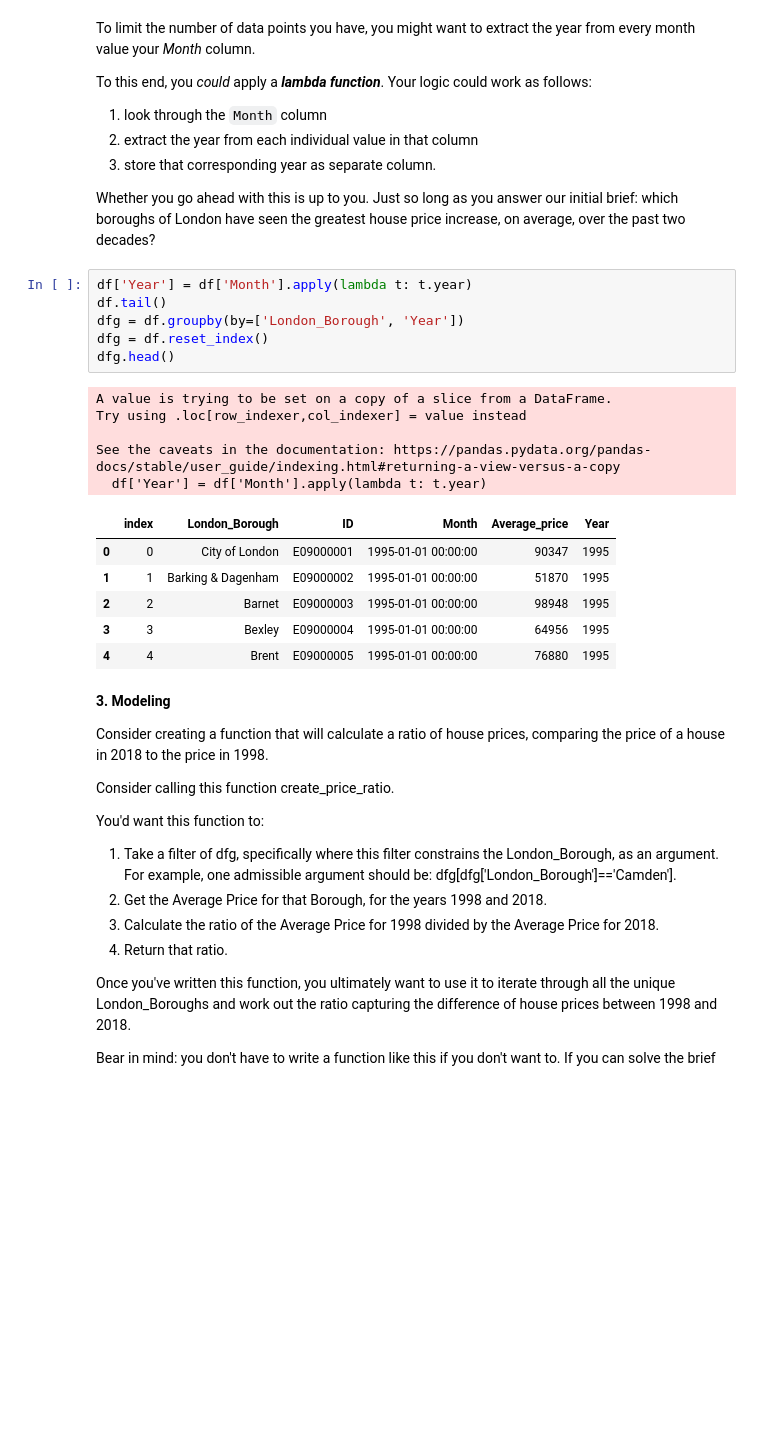
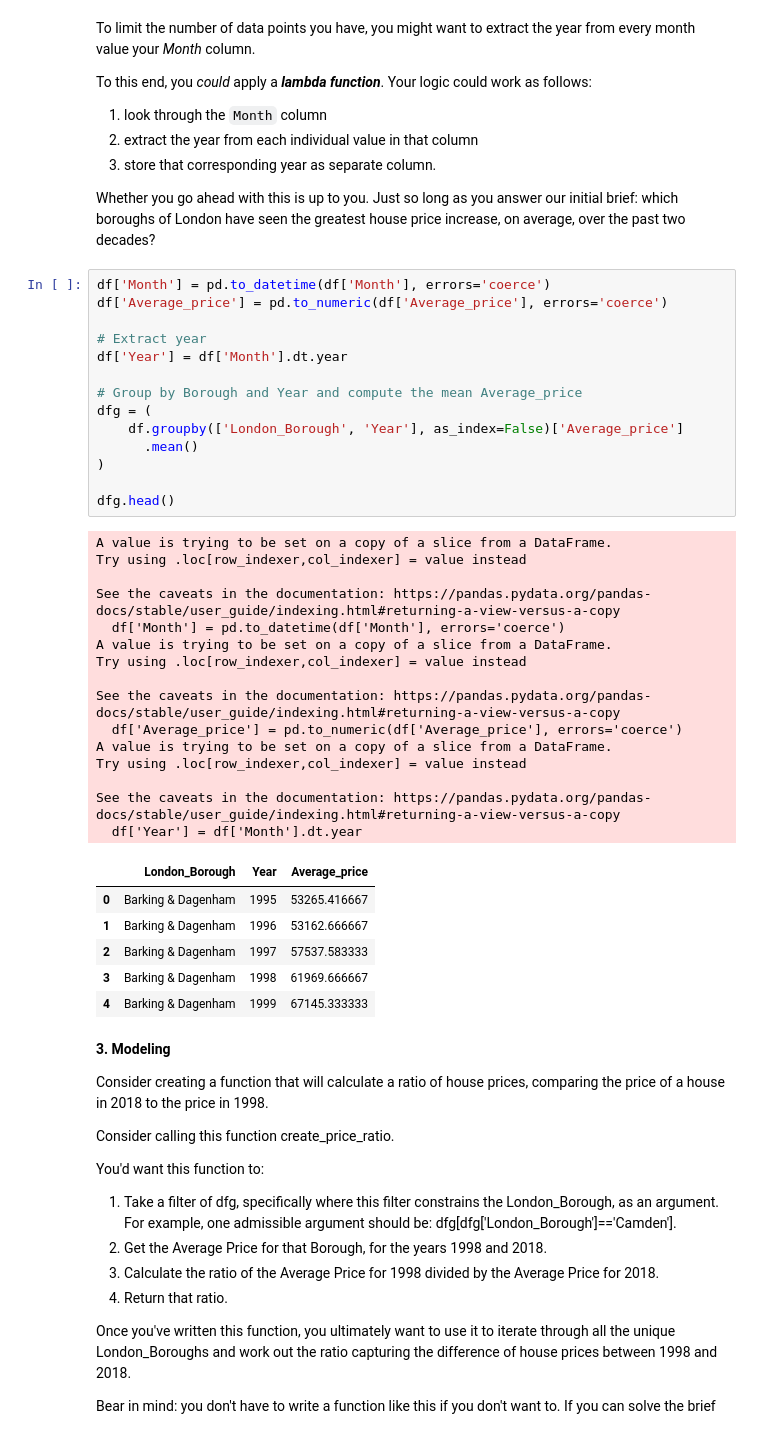
Before and after one commit to usaid98/Springboard, a Jupyter notebook: Unit 4 Challenge - Tier 3.ipynb, the cells around one changed output. Saved outputs shown, nothing was run; the diff lists cells and outputs as text; blank space fills up the shorter version.

```diff
--- a/Unit 4 Challenge - Tier 3.ipynb
+++ b/Unit 4 Challenge - Tier 3.ipynb
@@ -243,24 +243,42 @@ To this end, you *could* apply a ***lambda function***. Your logic could work as
 3. store that corresponding year as separate column.
 
 Whether you go ahead with this is up to you. Just so long as you answer our initial brief: which boroughs of London have seen the greatest house price increase, on average, over the past two decades?
-# %%
-df['Year'] = df['Month'].apply(lambda t: t.year)
-df.tail()
-dfg = df.groupby(by=['London_Borough', 'Year'])
-dfg = df.reset_index()
-dfg.head()
-# %% [output]
-A value is trying to be set on a copy of a slice from a DataFrame.
-Try using .loc[row_indexer,col_indexer] = value instead
-
-See the caveats in the documentation: https://pandas.pydata.org/pandas-docs/stable/user_guide/indexing.html#returning-a-view-versus-a-copy
-  df['Year'] = df['Month'].apply(lambda t: t.year)
-|  | index | London_Borough | ID | Month | Average_price | Year |
-| 0 | 0 | City of London | E09000001 | 1995-01-01 00:00:00 | 90347 | 1995 |
-| 1 | 1 | Barking & Dagenham | E09000002 | 1995-01-01 00:00:00 | 51870 | 1995 |
-| 2 | 2 | Barnet | E09000003 | 1995-01-01 00:00:00 | 98948 | 1995 |
-| 3 | 3 | Bexley | E09000004 | 1995-01-01 00:00:00 | 64956 | 1995 |
-| 4 | 4 | Brent | E09000005 | 1995-01-01 00:00:00 | 76880 | 1995 |
+# %%
+df['Month'] = pd.to_datetime(df['Month'], errors='coerce')
+df['Average_price'] = pd.to_numeric(df['Average_price'], errors='coerce')
+
+# Extract year
+df['Year'] = df['Month'].dt.year
+
+# Group by Borough and Year and compute the mean Average_price
+dfg = (
+    df.groupby(['London_Borough', 'Year'], as_index=False)['Average_price']
+      .mean()
+)
+
+dfg.head()
+# %% [output]
+A value is trying to be set on a copy of a slice from a DataFrame.
+Try using .loc[row_indexer,col_indexer] = value instead
+
+See the caveats in the documentation: https://pandas.pydata.org/pandas-docs/stable/user_guide/indexing.html#returning-a-view-versus-a-copy
+  df['Month'] = pd.to_datetime(df['Month'], errors='coerce')
+A value is trying to be set on a copy of a slice from a DataFrame.
+Try using .loc[row_indexer,col_indexer] = value instead
+
+See the caveats in the documentation: https://pandas.pydata.org/pandas-docs/stable/user_guide/indexing.html#returning-a-view-versus-a-copy
+  df['Average_price'] = pd.to_numeric(df['Average_price'], errors='coerce')
+A value is trying to be set on a copy of a slice from a DataFrame.
+Try using .loc[row_indexer,col_indexer] = value instead
+
+See the caveats in the documentation: https://pandas.pydata.org/pandas-docs/stable/user_guide/indexing.html#returning-a-view-versus-a-copy
+  df['Year'] = df['Month'].dt.year
+|  | London_Borough | Year | Average_price |
+| 0 | Barking & Dagenham | 1995 | 53265.416667 |
+| 1 | Barking & Dagenham | 1996 | 53162.666667 |
+| 2 | Barking & Dagenham | 1997 | 57537.583333 |
+| 3 | Barking & Dagenham | 1998 | 61969.666667 |
+| 4 | Barking & Dagenham | 1999 | 67145.333333 |
 # %% [markdown]
 **3. Modeling**
 
```
Also changed, not shown: parts of 2 cells of this notebook.
